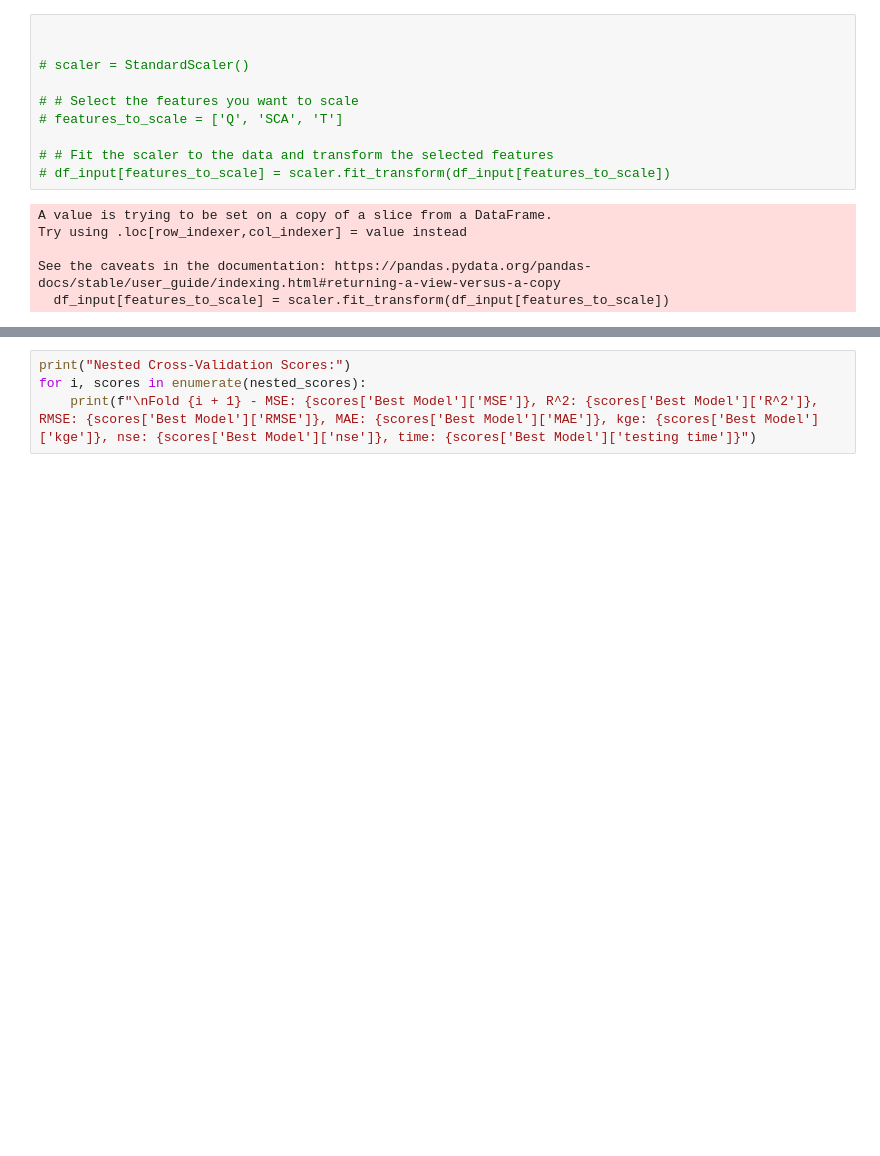
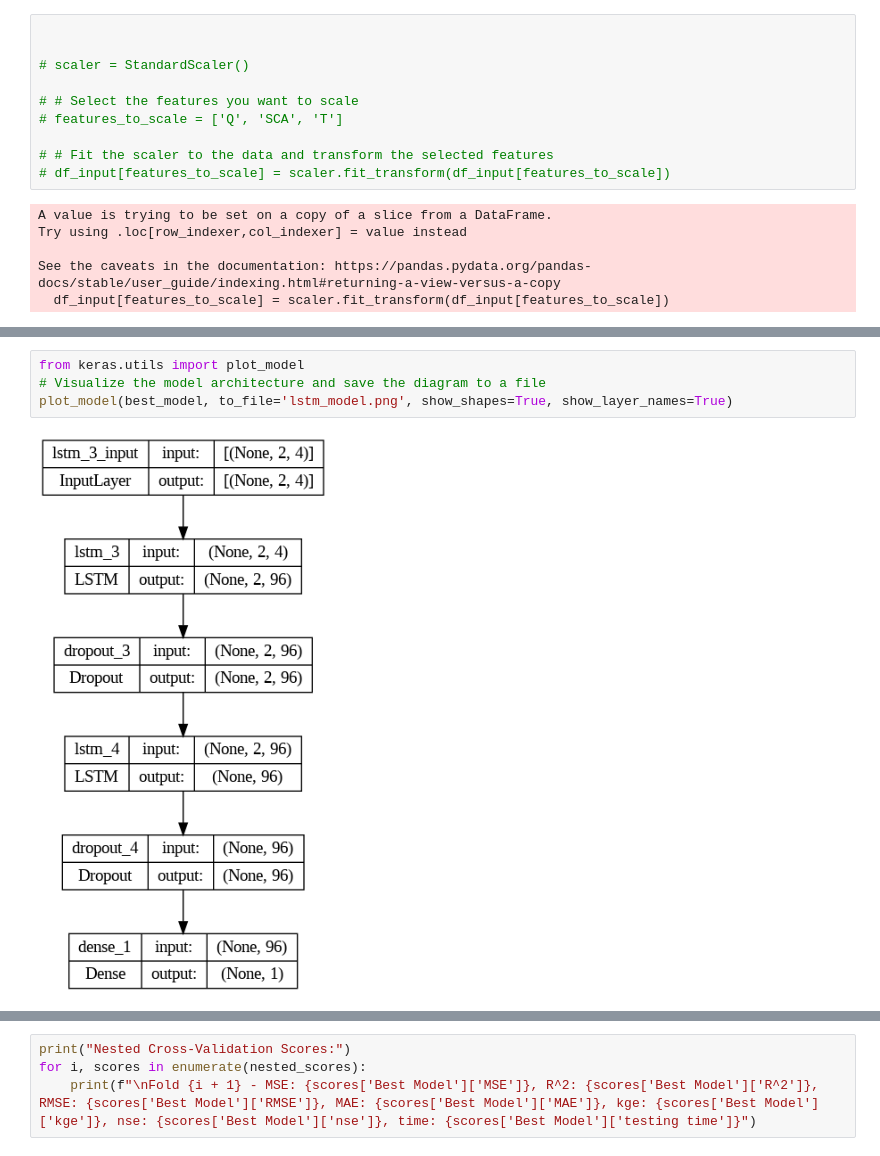
Before and after one commit to UkeshThapa/Snowmelt-Driven-Streamflow-Prediction, a Jupyter notebook: snowmelt_prediction_LSTM.ipynb, the cells around one changed output, grey strips where cells are left out. Saved outputs shown, nothing was run; the diff lists cells and outputs as text; blank space fills up the shorter version.

```diff
--- a/snowmelt_prediction_LSTM.ipynb
+++ b/snowmelt_prediction_LSTM.ipynb
@@ -491,0 +616,6 @@ Fold 5 - MSE: 0.0004276013901879799, R^2: 0.992712259620083, RMSE: 0.02067852485
+# %%
+from keras.utils import plot_model
+# Visualize the model architecture and save the diagram to a file
+plot_model(best_model, to_file='lstm_model.png', show_shapes=True, show_layer_names=True)
+# %% [output]
+[figure, added]
```
Also changed, not shown: parts of 19 cells of this notebook.
